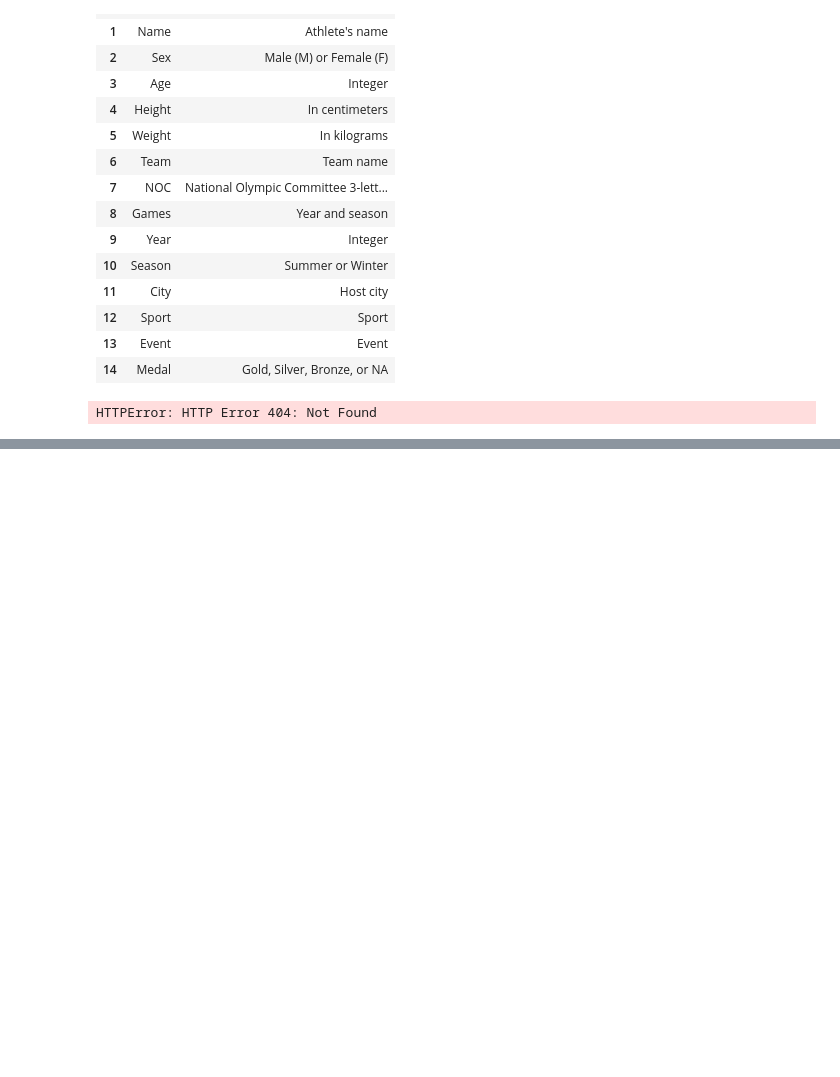
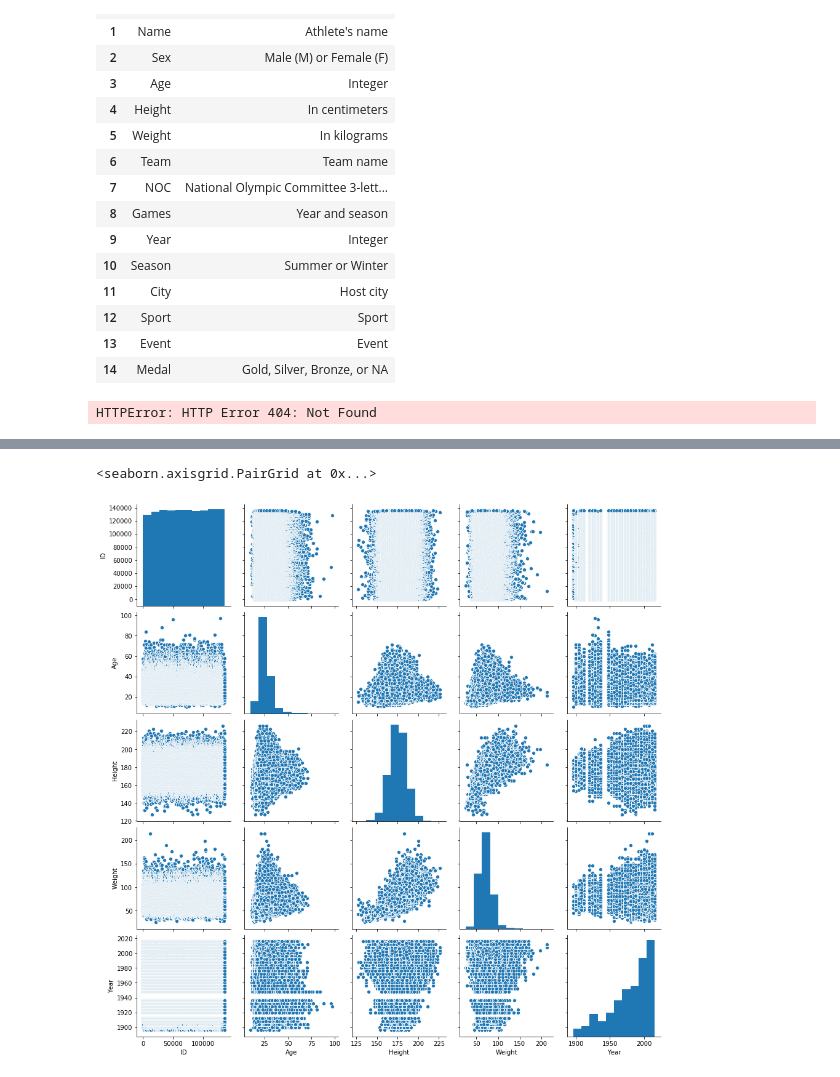
Before and after one commit to Binardino/Olympics_History_1896_2016, a Jupyter notebook: notebook/Olympics EDA.ipynb, the cells around one changed output, grey strips where cells are left out. Drawn from its saved outputs; the diff is of its cells as text; code cells hidden in the pictures; blank space fills up the shorter version.

Commit message:
add basic EDA sns pairplot

```diff
--- a/notebook/Olympics EDA.ipynb
+++ b/notebook/Olympics EDA.ipynb
@@ -73,0 +90,5 @@ HTTPError: HTTP Error 404: Not Found
+# %%
+sns.pairplot(df_athlete_events)
+# %% [output]
+<seaborn.axisgrid.PairGrid at 0x...>
+[figure, added]
```
Also changed, not shown: parts of 5 cells of this notebook.
